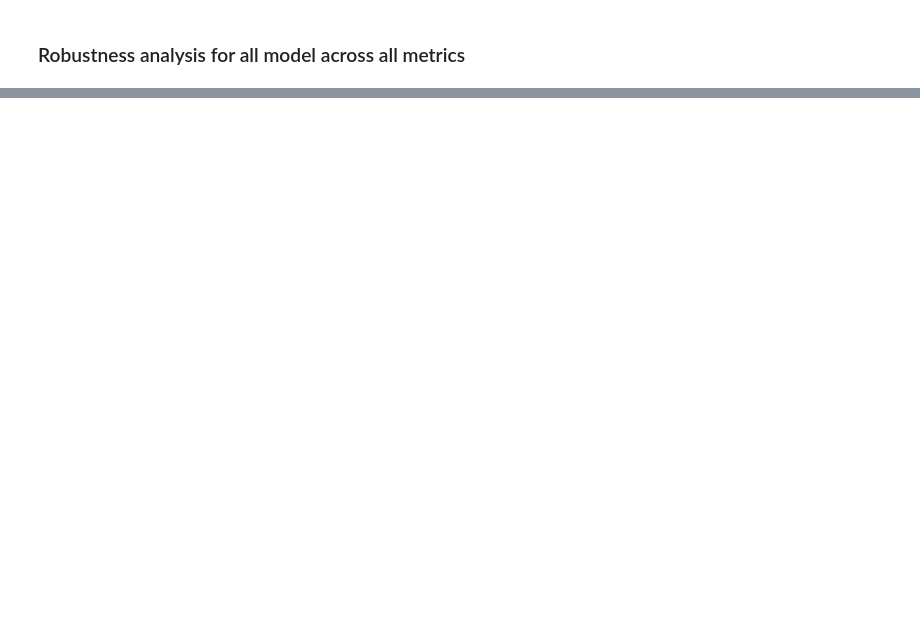
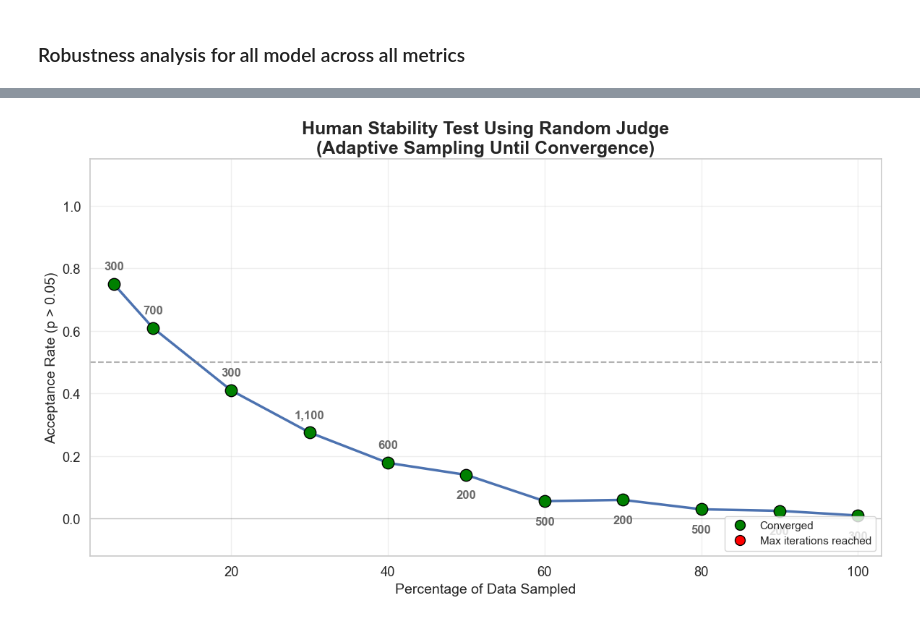
Before and after one commit to Ocean-code-1995/llm-judge-good-enough, a Jupyter notebook: newsroom/src/analysis.ipynb, the cells around one changed output, grey strips where cells are left out. Saved outputs shown, nothing was run; the diff lists cells and outputs as text; code cells hidden in the pictures; blank space fills up the shorter version.

```diff
--- a/newsroom/src/analysis.ipynb
+++ b/newsroom/src/analysis.ipynb
@@ -467,0 +468,4 @@ for metric_name, evaluator in evaluators.items():
+# %%
+evaluator.plot_human_stability_analysis()
+# %% [output]
+[figure, added]
```
Also changed, not shown: parts of 7 cells of this notebook, 2 other files.
